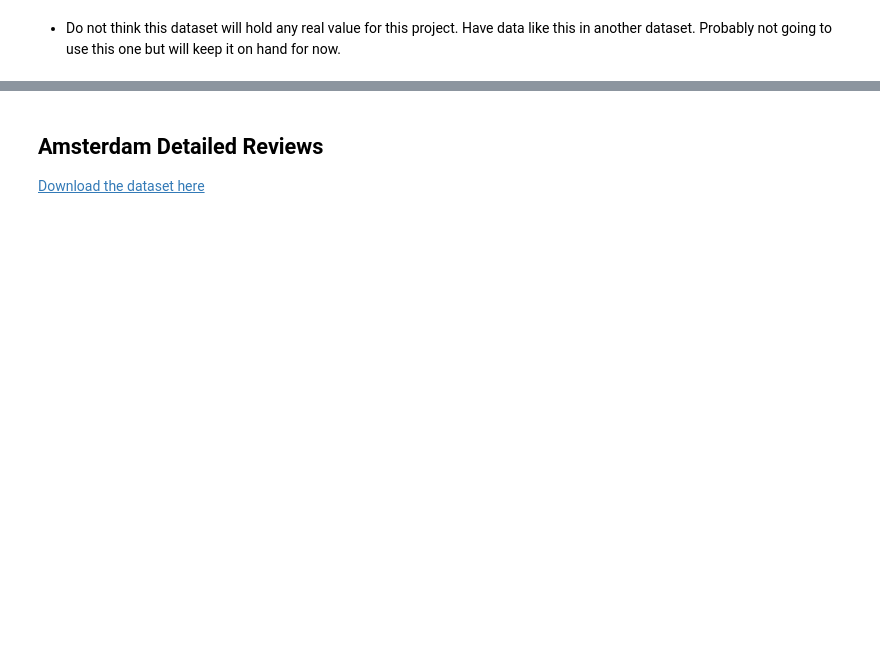
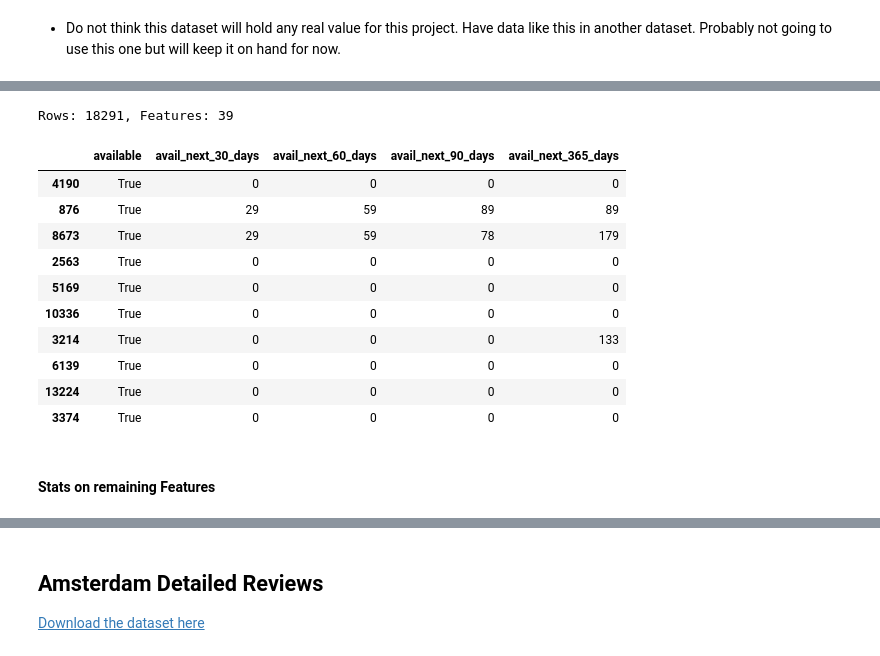
Before and after one commit to BW-TT-158-AirBnB/Data-Science-Unit3-and-Unit4, a Jupyter notebook: notebooks/BW4_AirBnB_EDA.ipynb, the cells around one changed output, grey strips where cells are left out. Saved outputs shown, nothing was run; the diff lists cells and outputs as text; code cells hidden in the pictures; blank space fills up the shorter version.

```diff
--- a/notebooks/BW4_AirBnB_EDA.ipynb
+++ b/notebooks/BW4_AirBnB_EDA.ipynb
@@ -277,0 +381,34 @@ amsterdam_detailed_listing.describe()
+# %%
+# Rename the features I am keeping
+amsterdam_detailed_listing.rename(columns={
+    'has_availability': 'available',
+    'availability_30': 'avail_next_30_days',
+    'availability_60': 'avail_next_60_days',
+    'availability_90': 'avail_next_90_days',
+    'availability_365': 'avail_next_365_days'}, inplace=True)
+
+# Replace all t and f with 1 and 0
+amsterdam_detailed_listing['available'] = amsterdam_detailed_listing[
+                                            'available'].replace(['t', 'f'],
+                                                                 [True, False])
+
+# Look at the new shape and a sample of 3 to check my work
+print(f'Rows: {amsterdam_detailed_listing.shape[0]}, Features: {amsterdam_detailed_listing.shape[1]}')
+amsterdam_detailed_listing[['available', 'avail_next_30_days',
+                            'avail_next_60_days', 'avail_next_90_days',
+                            'avail_next_365_days']].sample(10)
+# %% [output]
+Rows: 18291, Features: 39
+|  | available | avail_next_30_days | avail_next_60_days | avail_next_90_days | avail_next_365_days |
+| 4190 | True | 0 | 0 | 0 | 0 |
+| 876 | True | 29 | 59 | 89 | 89 |
+| 8673 | True | 29 | 59 | 78 | 179 |
+| 2563 | True | 0 | 0 | 0 | 0 |
+| 5169 | True | 0 | 0 | 0 | 0 |
+| 10336 | True | 0 | 0 | 0 | 0 |
+| 3214 | True | 0 | 0 | 0 | 133 |
+| 6139 | True | 0 | 0 | 0 | 0 |
+| 13224 | True | 0 | 0 | 0 | 0 |
+| 3374 | True | 0 | 0 | 0 | 0 |
+# %% [markdown]
+#### Stats on remaining Features
```
Also changed, not shown: parts of 123 cells of this notebook.
